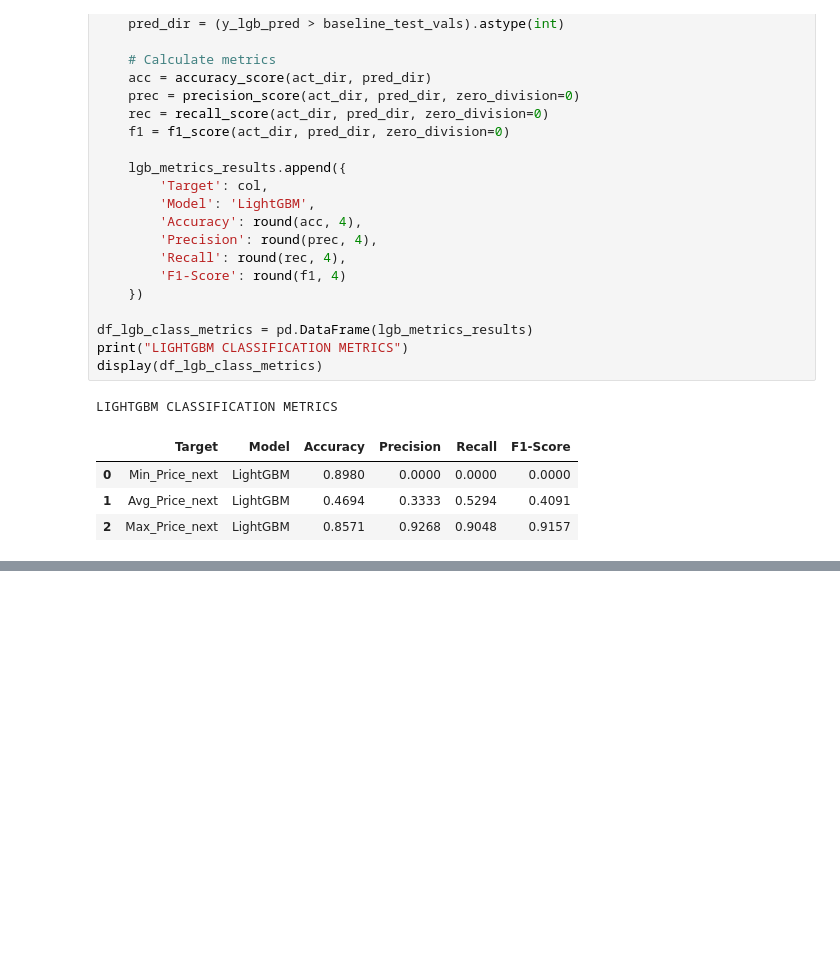
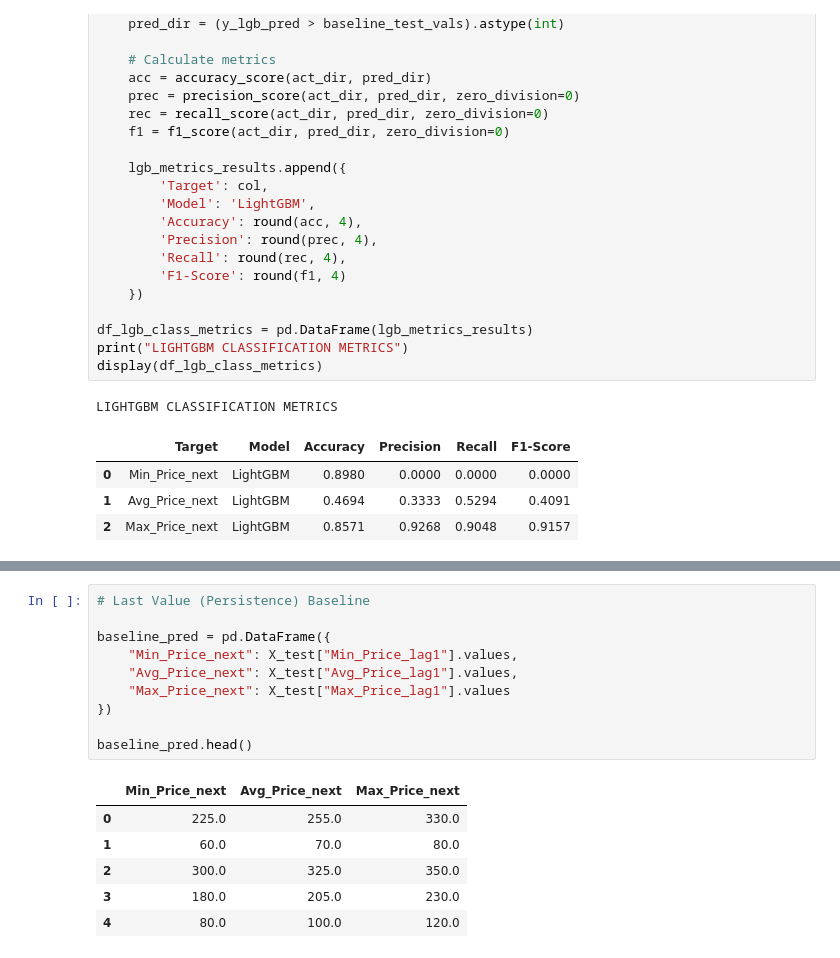
Before and after one commit to Sristy09/Multi-Target-Price-Forecasting, a Jupyter notebook: 05_Multitarget_forecasting.ipynb, the cells around one changed output, grey strips where cells are left out. Cells and saved outputs as stored; diff of their text form; blank space fills up the shorter version.

```diff
--- a/05_Multitarget_forecasting.ipynb
+++ b/05_Multitarget_forecasting.ipynb
@@ -379,0 +380,17 @@ CLASSIFICATION METRICS COMPARISON (RF vs LightGBM)
+# %%
+# Last Value (Persistence) Baseline
+
+baseline_pred = pd.DataFrame({
+    "Min_Price_next": X_test["Min_Price_lag1"].values,
+    "Avg_Price_next": X_test["Avg_Price_lag1"].values,
+    "Max_Price_next": X_test["Max_Price_lag1"].values
+})
+
+baseline_pred.head()
+# %% [output]
+|  | Min_Price_next | Avg_Price_next | Max_Price_next |
+| 0 | 225.0 | 255.0 | 330.0 |
+| 1 | 60.0 | 70.0 | 80.0 |
+| 2 | 300.0 | 325.0 | 350.0 |
+| 3 | 180.0 | 205.0 | 230.0 |
+| 4 | 80.0 | 100.0 | 120.0 |
```
Also changed, not shown: parts of 10 cells of this notebook, 7 other files.
